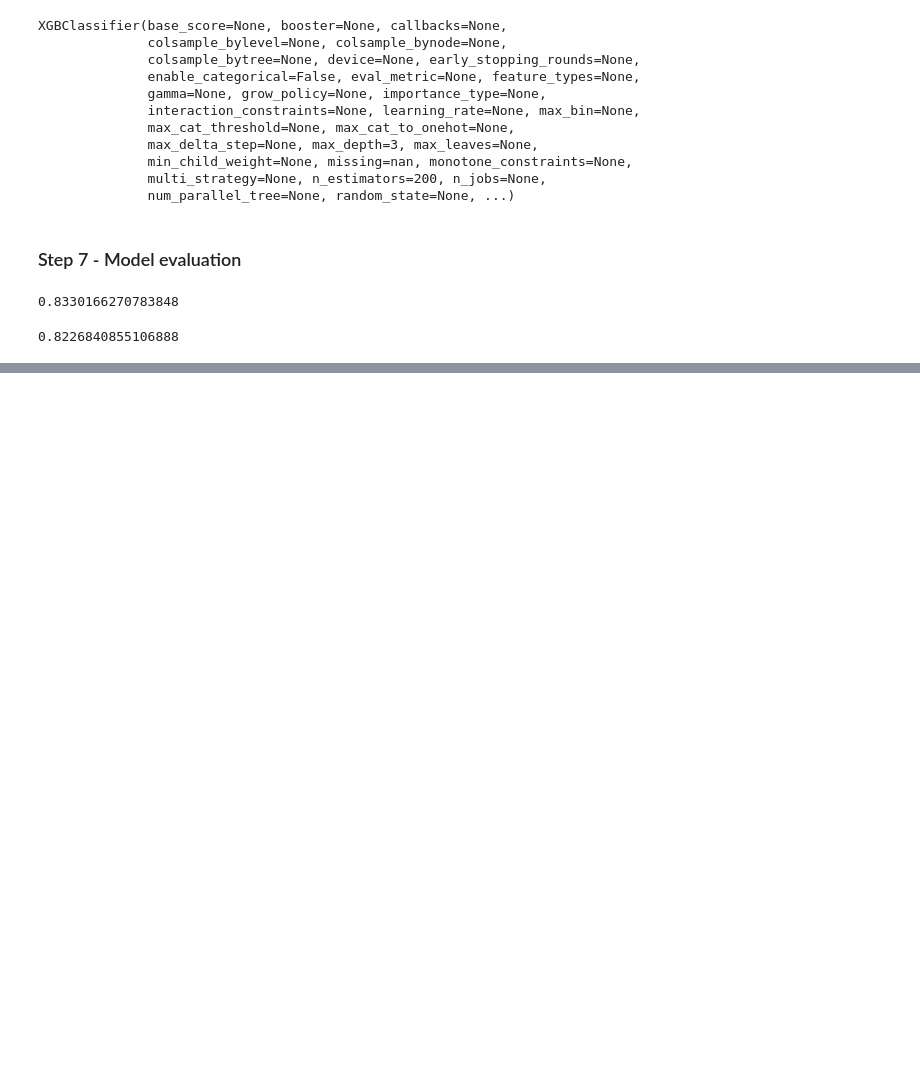
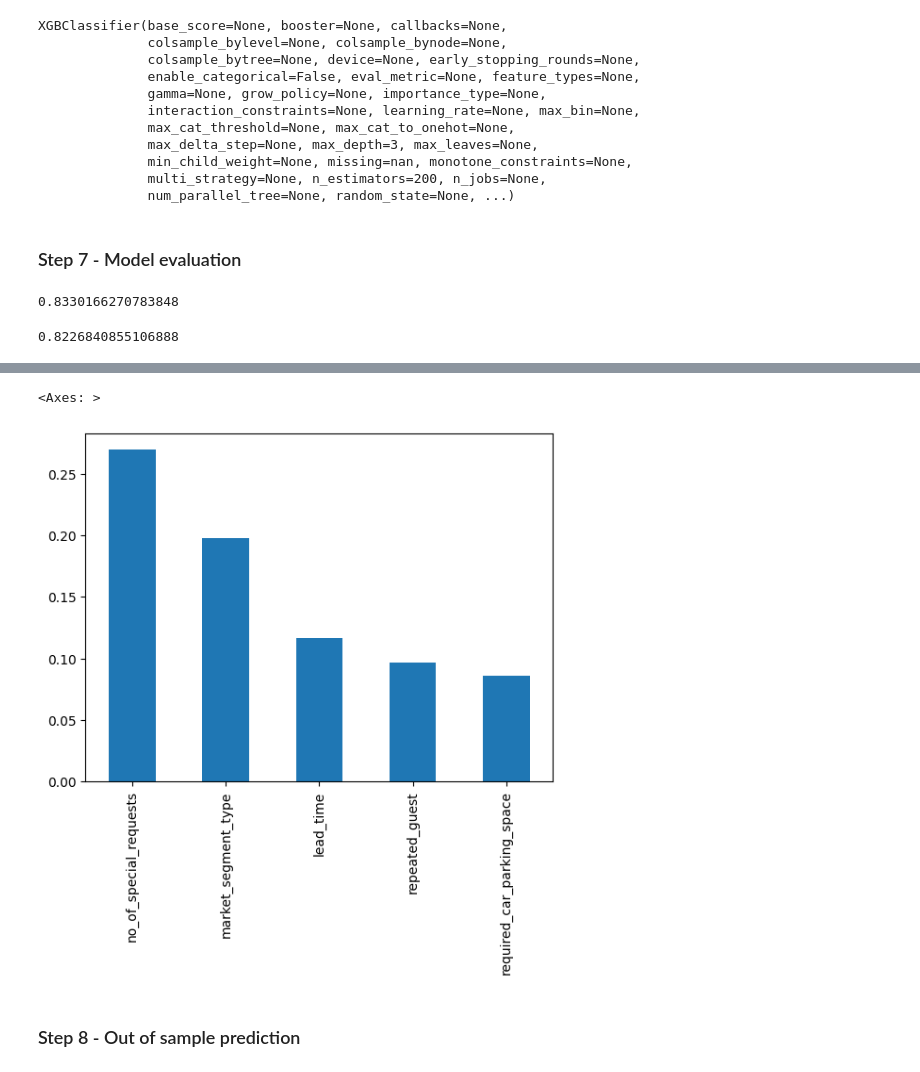
Before and after one commit to utkarshg1/ML-Ravet-5-7-Tue-Wed, a Jupyter notebook: 12 XGBoost/xgb.ipynb, the cells around one changed output, grey strips where cells are left out. Drawn from its saved outputs; the diff is of its cells as text; code cells hidden in the pictures; blank space fills up the shorter version.

```diff
--- a/12 XGBoost/xgb.ipynb
+++ b/12 XGBoost/xgb.ipynb
@@ -251,0 +325,2 @@ model.score(xtest, ytest)
+# %%
+imp = pd.Series(model.feature_importances_, index=xtrain.columns)
@@ -251,0 +348,7 @@ model.score(xtest, ytest)
+# %%
+imp.sort_values(ascending=False)[0:5].plot(kind="bar")
+# %% [output]
+<Axes: >
+[figure, added]
+# %% [markdown]
+### Step 8 - Out of sample prediction
```
Also changed, not shown: parts of 36 cells of this notebook, 3 other files.
